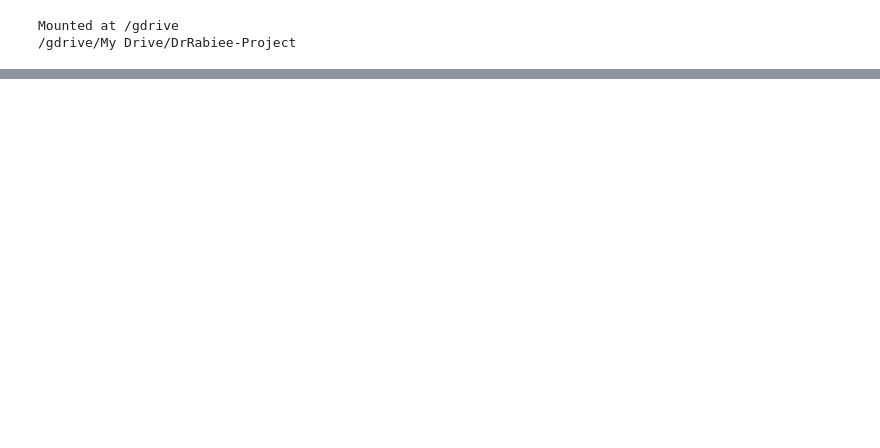
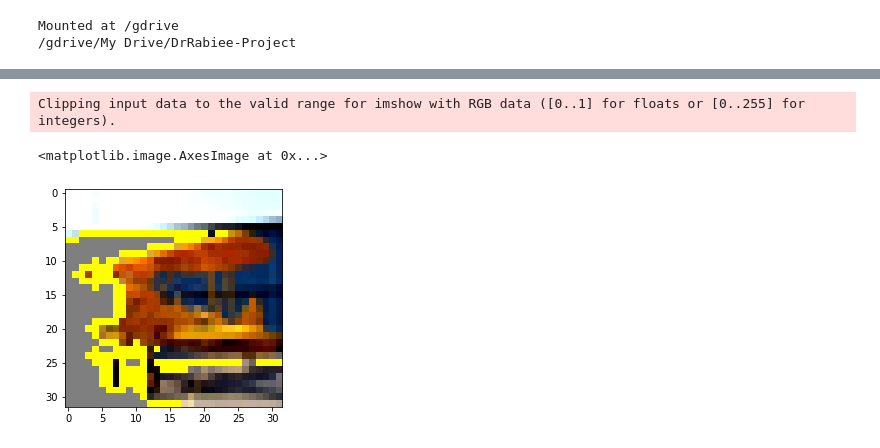
Before and after one commit to arm-on/interpretable-image-classification, a Jupyter notebook: interpretability-methods/CIFAR10_LIME.ipynb, the cells around one changed output, grey strips where cells are left out. Cells and saved outputs as stored; diff of their text form; code cells hidden in the pictures; blank space fills up the shorter version.

Commit message:
This notebook shows how to apply LIME on CIFAR10

```diff
--- a/interpretability-methods/CIFAR10_LIME.ipynb
+++ b/interpretability-methods/CIFAR10_LIME.ipynb
@@ -93,2 +206,4 @@ x_train_normalized, x_test_normalized = normalize(x_train_float, x_test_float)
+# %%
+x_train, x_test = normalize(x_train, x_test)
 # %% [markdown]
 Performing one-hot encoding on the labels
@@ -115,0 +224,2 @@ x_test.shape
+# %%
+input_image = x_test[random.sample(range(x_test.shape[0]), 1)[0]]
@@ -116,6 +228,2 @@ x_test.shape
 # %%
-explainer = lime_image.LimeImageExplainer(random_state=42)
-explanation = explainer.explain_instance(input_image, model.predict)
-plt.imshow(input_image)
-temp, mask = explanation.get_image_and_mask(model.predict(input_image.reshape((1,32,32,3))).argmax(axis=1)[0], positive_only=True, hide_rest=True)
-plt.imshow(mark_boundaries(temp, mask))
+label = model.predict(input_image.reshape((1,32,32,3))).argmax(axis=1)[0]
@@ -125,0 +230,2 @@ Clipping input data to the valid range for imshow with RGB data ([0..1] for floa
+# %%
+temp, mask = explanation.get_image_and_mask(label, positive_only=True, num_features=1000, hide_rest=True)
@@ -125,0 +238,6 @@ Clipping input data to the valid range for imshow with RGB data ([0..1] for floa
+# %%
+plt.imshow(mark_boundaries(temp / 2 + 0.5, mask))
+# %% [output]
+Clipping input data to the valid range for imshow with RGB data ([0..1] for floats or [0..255] for integers).
+<matplotlib.image.AxesImage at 0x...>
+[figure, added]
```
Also changed, not shown: parts of 34 cells of this notebook.
